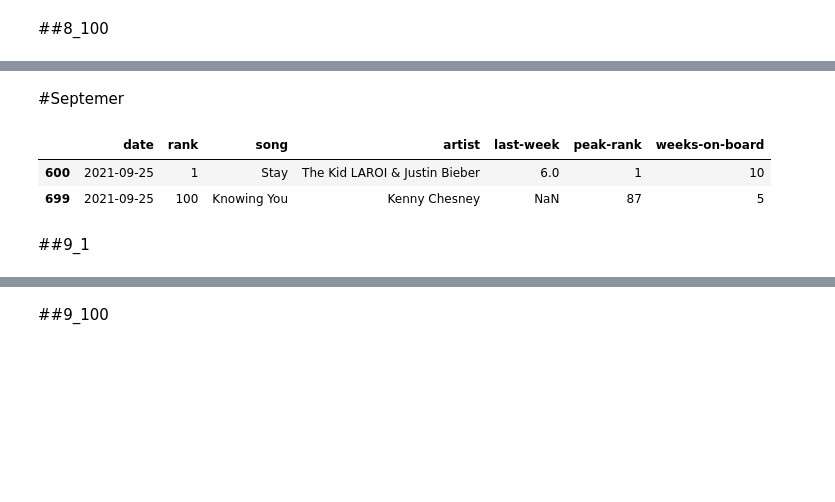
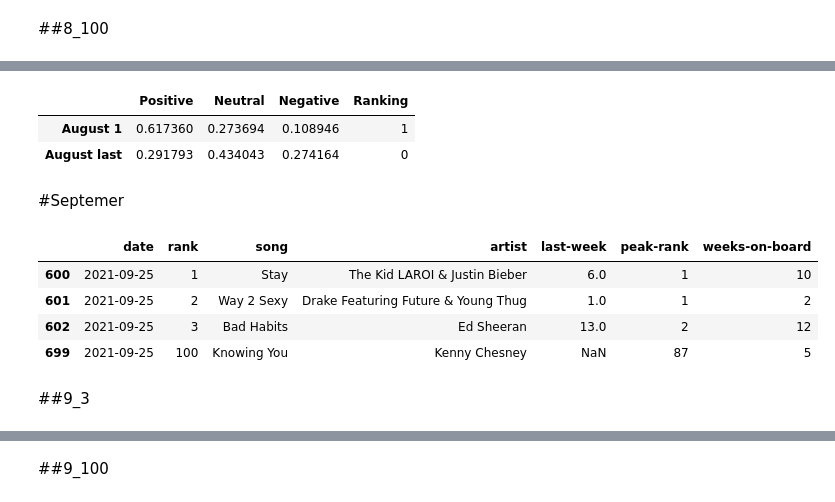
Before and after one commit to itsumiii/itsumiii, a Jupyter notebook: ItsumiNagakura_DASMA51_FinalProject.ipynb, the cells around one changed output, grey strips where cells are left out. Saved outputs shown, nothing was run; the diff lists cells and outputs as text; code cells hidden in the pictures; blank space fills up the shorter version.

```diff
--- a/ItsumiNagakura_DASMA51_FinalProject.ipynb
+++ b/ItsumiNagakura_DASMA51_FinalProject.ipynb
@@ -159,0 +737,5 @@ Nov_1
+# %%
+consumer_key = 'PjvMgtf6razoPwgudurvGCjl2'
+consumer_secret = '1jXes3qiIJygBpAByOVzaKDqNyTFB5mYL11VLSU1C9qmhXEzbC'
+access_token = '888948484757307392-RxZWEmmjyeTUdwWec5PYMED23ALd0ZH'
+access_token_secret = 'zkQCa6NSJ46GS8xlRQ5W8QBoSe5fg13EgdtL8GNPdY7F9'
@@ -159,0 +771,2 @@ Nov_1
+# %%
+auth = tweepy.AppAuthHandler(consumer_key, consumer_secret)
@@ -159,0 +775,4 @@ Nov_1
+# %%
+api = tweepy.API(auth)
+for tweet in tweepy.Cursor(api.search, q='tweepy').items(10):
+    print(tweet.text)
@@ -159,0 +845,24 @@ Nov_1
+# %%
+tweets = []
+
+count = 1
+
+
+for tweet in tweepy.Cursor(api.search, q="hello", count=450, since='2020-02-28').items(100):
+
+	print(count)
+	count += 1
+
+	try:
+		data = [tweet.created_at, tweet.id, tweet.text, tweet.user._json['screen_name'], tweet.user._json['name'], tweet.user._json['created_at'], tweet.entities['urls']]
+		data = tuple(data)
+		tweets.append(data)
+
+	except tweepy.TweepError as e:
+		print(e.reason)
+		continue
+
+	except StopIteration:
+		break
+
+df = pd.DataFrame(tweets, columns = ['created_at','tweet_id', 'tweet_text', 'screen_name', 'name', 'account_creation_date', 'urls'])
@@ -1763,20 +5558,37 @@ August_L_
+# %%
+August = Au1_clean.sentiment.value_counts(normalize=True).to_frame()
+August = August.rename(columns={'sentiment': 'August 1'}).T
+
+Au_L_df = AuL_clean.sentiment.value_counts(normalize=True).to_frame()
+Au_L_df = Au_L_df.rename(columns={'sentiment': 'August last'}).T
+August = August.append(Au_L_df)
+August["Ranking"] = ["1","0"]
+August
+# %% [output]
+|  | Positive | Neutral | Negative | Ranking |
+| August 1 | 0.617360 | 0.273694 | 0.108946 | 1 |
+| August last | 0.291793 | 0.434043 | 0.274164 | 0 |
 # %% [markdown]
 #Septemer
 # %%
 df.loc[(df['date'].dt.month==9)&(df['date'].dt.year==2021)]
 #2021-09-25
 
-Sep = df.loc[df.date == "2021-09-25"].iloc[[0,-1]]
+Sep = df.loc[df.date == "2021-09-25"].iloc[[0,1,2,-1]]
 
 Sep
 
 #1
+#2 #no mv
+#3 #bad habits by ed sheeran
 
 #100 #Knowing You by Kenny Chesney
 #https://youtu.be/PkrTvtIxUaA
 # %% [output]
 |  | date | rank | song | artist | last-week | peak-rank | weeks-on-board |
 | 600 | 2021-09-25 | 1 | Stay | The Kid LAROI & Justin Bieber | 6.0 | 1 | 10 |
+| 601 | 2021-09-25 | 2 | Way 2 Sexy | Drake Featuring Future & Young Thug | 1.0 | 1 | 2 |
+| 602 | 2021-09-25 | 3 | Bad Habits | Ed Sheeran | 13.0 | 2 | 12 |
 | 699 | 2021-09-25 | 100 | Knowing You | Kenny Chesney | NaN | 87 | 5 |
 # %% [markdown]
-##9_1
+##9_3
```
Also changed, not shown: parts of 267 cells of this notebook.
